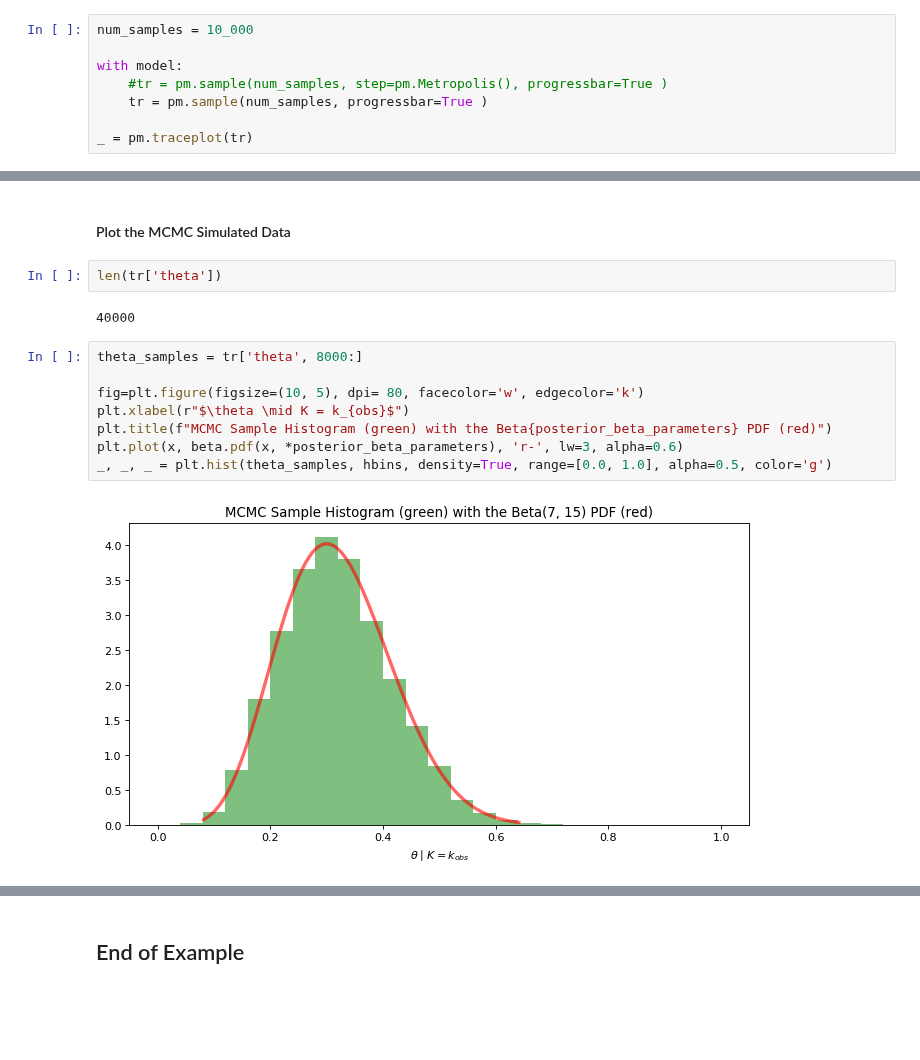
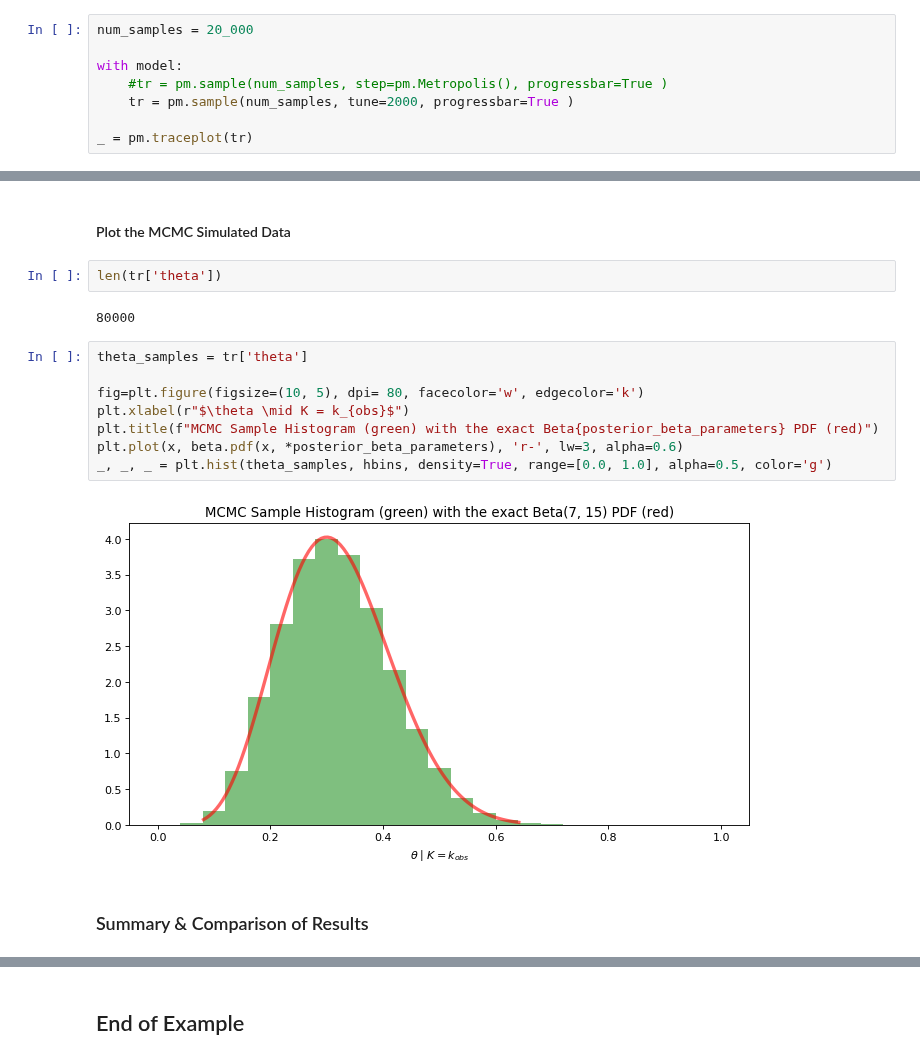
Before and after one commit to alreich/ipython-notebooks, a Jupyter notebook: Bayesian_Beta_Binomial_Example.ipynb, the cells around one changed output, grey strips where cells are left out. Cells and saved outputs as stored; diff of their text form; blank space fills up the shorter version.

```diff
--- a/Bayesian_Beta_Binomial_Example.ipynb
+++ b/Bayesian_Beta_Binomial_Example.ipynb
@@ -194,11 +203,11 @@ $$
 # %% [markdown]
 #### Run the Model
 # %%
-num_samples = 10_000
+num_samples = 20_000
 
 with model:
     #tr = pm.sample(num_samples, step=pm.Metropolis(), progressbar=True )
-    tr = pm.sample(num_samples, progressbar=True )
+    tr = pm.sample(num_samples, tune=2000, progressbar=True )
 
 _ = pm.traceplot(tr)
 # %% [output]
@@ -239,14 +245,16 @@ list(pm.stats.hpd(np.array(posteriors)))
 # %%
 len(tr['theta'])
 # %% [output]
-40000
+80000
 # %%
-theta_samples = tr['theta', 8000:]
+theta_samples = tr['theta']
 
 fig=plt.figure(figsize=(10, 5), dpi= 80, facecolor='w', edgecolor='k')
 plt.xlabel(r"$\theta \mid K = k_{obs}$")
-plt.title(f"MCMC Sample Histogram (green) with the Beta{posterior_beta_parameters} PDF (red)")
+plt.title(f"MCMC Sample Histogram (green) with the exact Beta{posterior_beta_parameters} PDF (red)")
 plt.plot(x, beta.pdf(x, *posterior_beta_parameters), 'r-', lw=3, alpha=0.6)
 _, _, _ = plt.hist(theta_samples, hbins, density=True, range=[0.0, 1.0], alpha=0.5, color='g')
 # %% [output]
-[figure, old version]
+[figure, new version]
+# %% [markdown]
+### Summary & Comparison of Results
```
Also changed, not shown: parts of 18 cells of this notebook, 1 other file.
